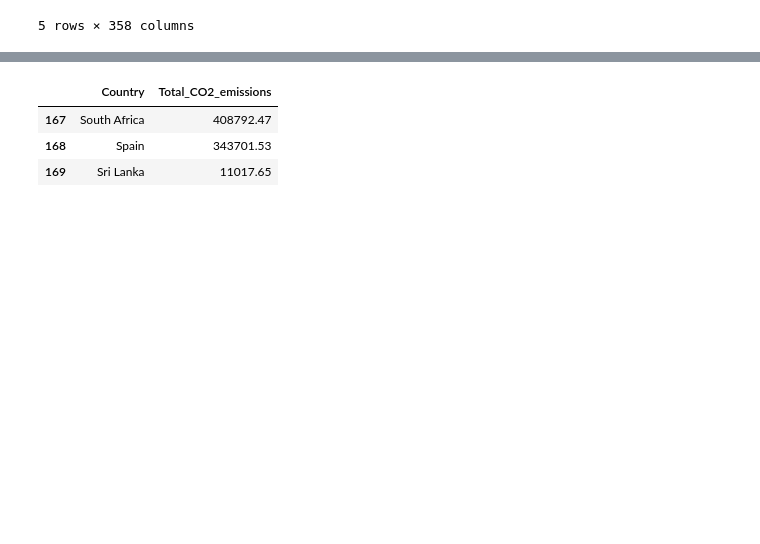
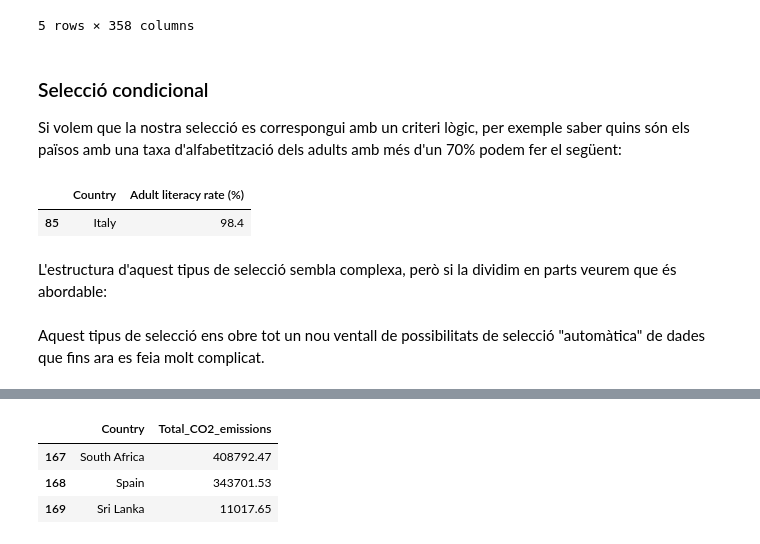
Before and after one commit to wisaaco/TallerPythonFEE, a Jupyter notebook: lessons/2/1_Pandas_Seleccio.ipynb, the cells around one changed output, grey strips where cells are left out. Saved outputs shown, nothing was run; the diff lists cells and outputs as text; code cells hidden in the pictures; blank space fills up the shorter version.

Commit message:
sessió de dataframes 2

```diff
--- a/lessons/2/1_Pandas_Seleccio.ipynb
+++ b/lessons/2/1_Pandas_Seleccio.ipynb
@@ -260,2 +293,15 @@ df_who.loc[166:170] #slicing
 # per exemple:
 # df.loc["2020":"2022"]
+# %% [markdown]
+### Selecció condicional
+
+Si volem que la nostra selecció es correspongui amb un criteri lògic, per exemple saber quins són els països amb una taxa d'alfabetització dels adults amb més d'un 70% podem fer el següent:
+# %%
+alfabetitzacio = df_who[df_who['Adult literacy rate (%)'] > 70][["Country","Adult literacy rate (%)"]]
+
+alfabetitzacio[alfabetitzacio["Country"] == "Italy"]
+# %% [output]
+|  | Country | Adult literacy rate (%) |
+| 85 | Italy | 98.4 |
+# %% [markdown]
+L'estructura d'aquest tipus de selecció sembla complexa, però si la dividim en parts veurem que és abordable:
@@ -261,0 +314,2 @@ df_who.loc[166:170] #slicing
+# %% [markdown]
+Aquest tipus de selecció ens obre tot un nou ventall de possibilitats de selecció "automàtica" de dades que fins ara es feia molt complicat.
```
Also changed, not shown: parts of 30 cells of this notebook, 2 other files.
